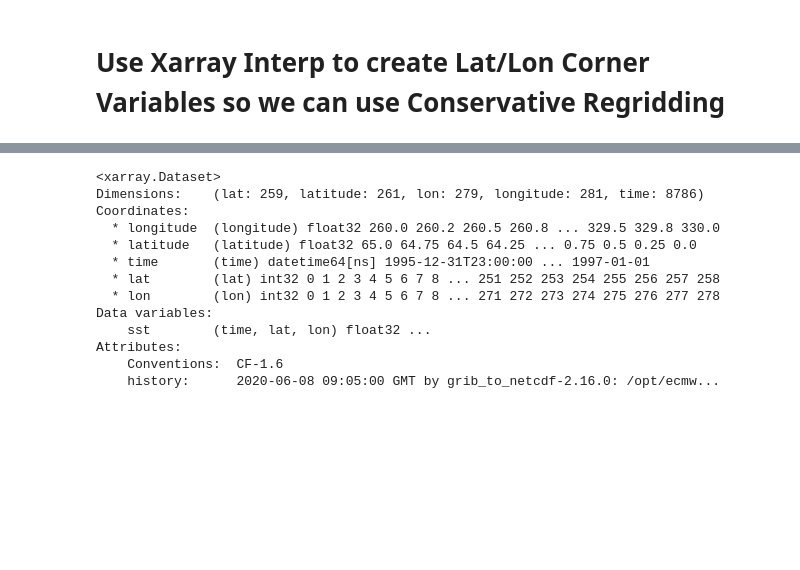
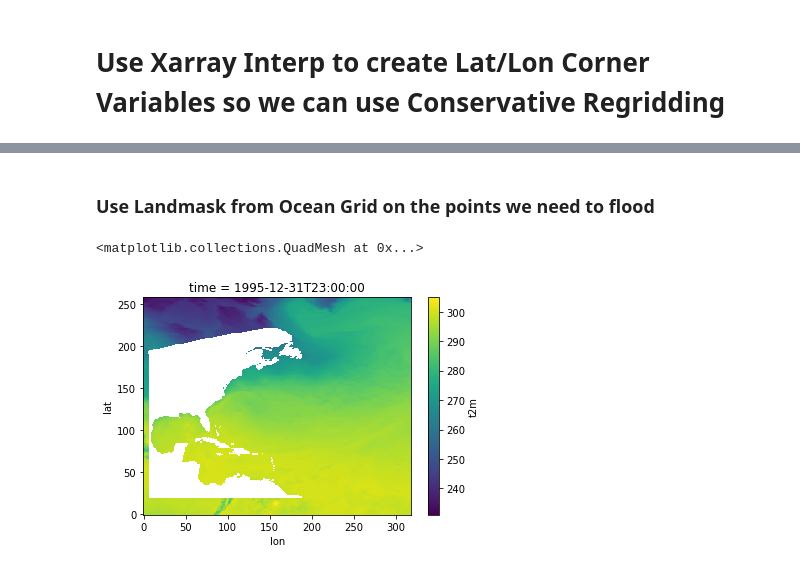
Before and after one commit to jsimkins2/nwa25, a Jupyter notebook: setup/forcing/test_flood_era5.ipynb, the cells around one changed output, grey strips where cells are left out. Drawn from its saved outputs; the diff is of its cells as text; code cells hidden in the pictures; blank space fills up the shorter version.

```diff
--- a/setup/forcing/test_flood_era5.ipynb
+++ b/setup/forcing/test_flood_era5.ipynb
@@ -418,3 +2,0 @@ ds2[10].plot()
-# %%
-era=era.transpose("time", "lat", "lon", "nx", "ny", "nxp", "nyp")
-era
@@ -525,17 +2,0 @@ diff.plot(vmin=-10,vmax=10, cmap='bwr')
-# %%
-era = xr.open_dataset("/Users/james/Downloads/ERA5_sea_surface_temperature_1996.nc")
-era
-# %% [output]
-<xarray.Dataset>
-Dimensions:    (lat: 259, latitude: 261, lon: 279, longitude: 281, time: 8786)
-Coordinates:
-  * longitude  (longitude) float32 260.0 260.2 260.5 260.8 ... 329.5 329.8 330.0
-  * latitude   (latitude) float32 65.0 64.75 64.5 64.25 ... 0.75 0.5 0.25 0.0
-  * time       (time) datetime64[ns] 1995-12-31T23:00:00 ... 1997-01-01
-  * lat        (lat) int32 0 1 2 3 4 5 6 7 8 ... 251 252 253 254 255 256 257 258
-  * lon        (lon) int32 0 1 2 3 4 5 6 7 8 ... 271 272 273 274 275 276 277 278
-Data variables:
-    sst        (time, lat, lon) float32 ...
-Attributes:
-    Conventions:  CF-1.6
-    history:      2020-06-08 09:05:00 GMT by grib_to_netcdf-2.16.0: /opt/ecmw...
@@ -698,0 +146,7 @@ era[era5_var] = flooded
+# %% [markdown]
+### Use Landmask from Ocean Grid on the points we need to flood
+# %%
+era_cut[0].plot()
+# %% [output]
+<matplotlib.collections.QuadMesh at 0x...>
+[figure, added]
```
Also changed, not shown: parts of 66 cells of this notebook, 4 other files.
